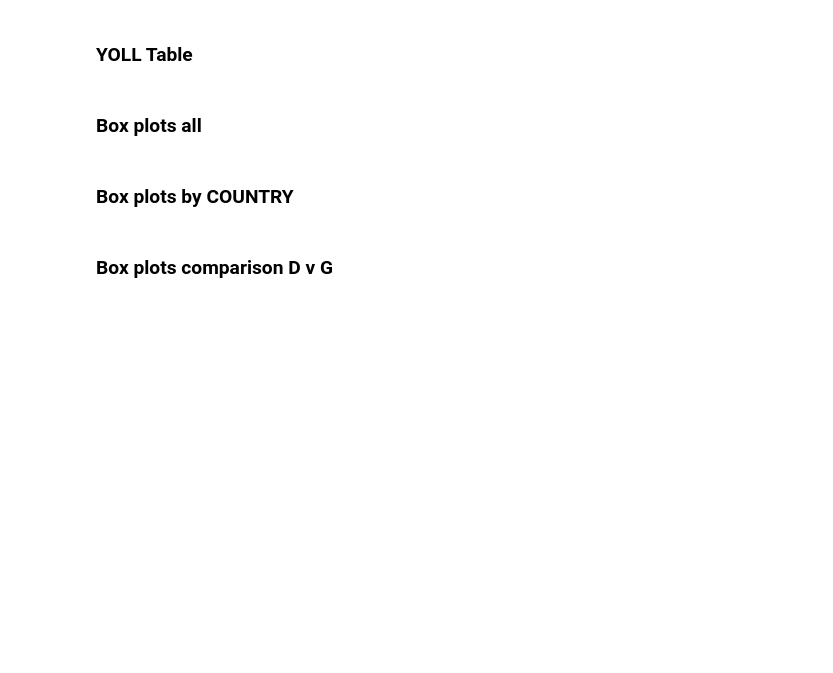
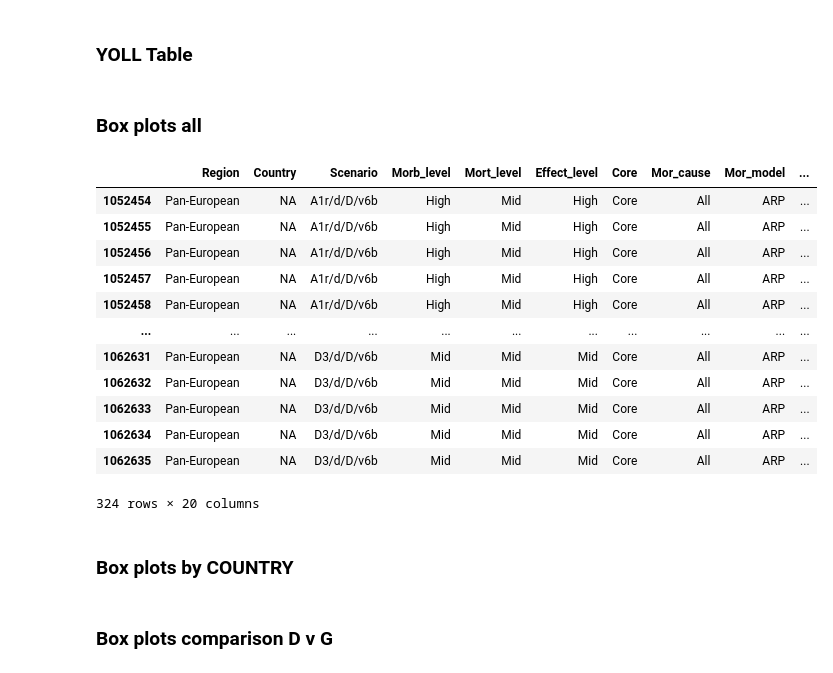
Before and after one commit to StefanAstrom/2026_v6b1_Goth_Prot_CBA, a Jupyter notebook: CBA_v6.ipynb, the cells around one changed output. Drawn from its saved outputs; the diff is of its cells as text; code cells hidden in the pictures; blank space fills up the shorter version.

```diff
--- a/CBA_v6.ipynb
+++ b/CBA_v6.ipynb
@@ -1172,6 +1173,22 @@ filtered_box = BC_ratio[(BC_ratio["Region"].isin(["Pan-European"])) &
 
 # Group the filtered df by global parameters still in the df and save it as a dictionary
 groups_box = dict(tuple(filtered_box.groupby(["Scenario", "Cost_type", "Core", "Mor_model", "Mor_cause", "Climate_metric"])))
+# %%
+filtered_box
+# %% [output]
+|  | Region | Country | Scenario | Morb_level | Mort_level | Effect_level | Core | Mor_cause | Mor_model | ... |
+| 1052454 | Pan-European | NA | A1r/d/D/v6b | High | Mid | High | Core | All | ARP | ... |
+| 1052455 | Pan-European | NA | A1r/d/D/v6b | High | Mid | High | Core | All | ARP | ... |
+| 1052456 | Pan-European | NA | A1r/d/D/v6b | High | Mid | High | Core | All | ARP | ... |
+| 1052457 | Pan-European | NA | A1r/d/D/v6b | High | Mid | High | Core | All | ARP | ... |
+| 1052458 | Pan-European | NA | A1r/d/D/v6b | High | Mid | High | Core | All | ARP | ... |
+| ... | ... | ... | ... | ... | ... | ... | ... | ... | ... | ... |
+| 1062631 | Pan-European | NA | D3/d/D/v6b | Mid | Mid | Mid | Core | All | ARP | ... |
+| 1062632 | Pan-European | NA | D3/d/D/v6b | Mid | Mid | Mid | Core | All | ARP | ... |
+| 1062633 | Pan-European | NA | D3/d/D/v6b | Mid | Mid | Mid | Core | All | ARP | ... |
+| 1062634 | Pan-European | NA | D3/d/D/v6b | Mid | Mid | Mid | Core | All | ARP | ... |
+| 1062635 | Pan-European | NA | D3/d/D/v6b | Mid | Mid | Mid | Core | All | ARP | ... |
+324 rows × 20 columns
 # %% [markdown]
 ### Box plots by COUNTRY
 # %%
```
Also changed, not shown: parts of 12 cells of this notebook, 17 other files.
